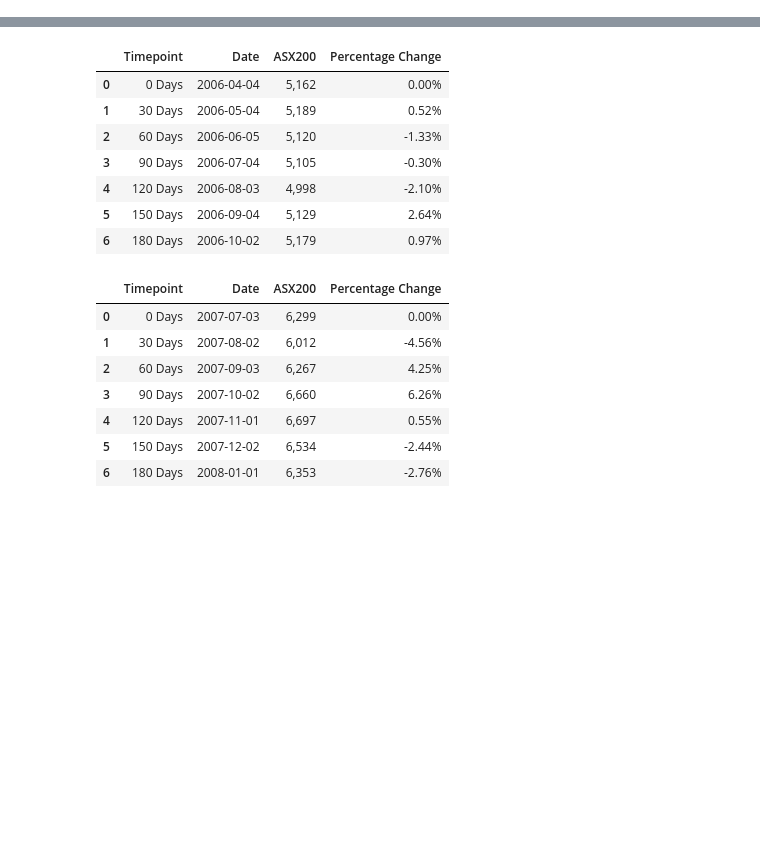
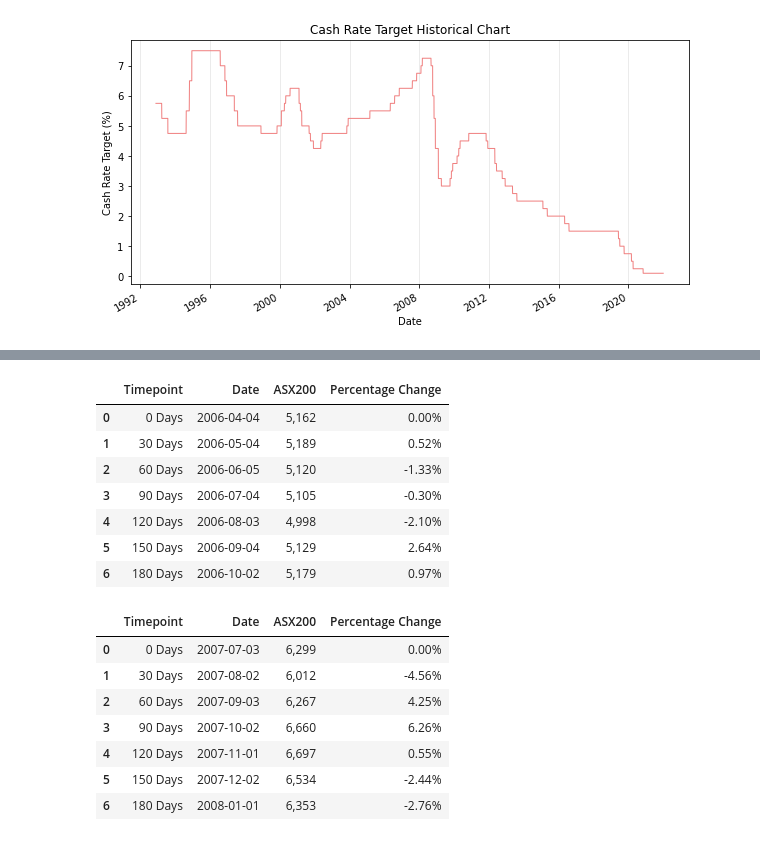
Before and after one commit to Richard-Turnbull/project-1, a Jupyter notebook: Project-1-Notebook.ipynb, the cells around one changed output, grey strips where cells are left out. Cells and saved outputs as stored; diff of their text form; code cells hidden in the pictures; blank space fills up the shorter version.

```diff
--- a/Project-1-Notebook.ipynb
+++ b/Project-1-Notebook.ipynb
@@ -80,0 +105,13 @@ Stock_Peak_5 = Stock_Peak_5[(Stock_Peak_5.index > "2009-09-02") & (Stock_Peak_5.
+# %%
+# Plot Interest Rate Data
+ax = ir_df.plot(label='Cash',color = 'lightcoral', lw=1)
+ax.set_title('Cash Rate Target Historical Chart')
+ax.set_ylabel('Cash Rate Target (%)')
+ax.set_xlabel('Date')
+ax.get_legend().remove()
+ax.grid(axis='x', alpha=0.3)
+fig = ax.get_figure()
+fig.set_size_inches(10,5)
+fig.savefig("IR CHART")
+# %% [output]
+[figure, added]
```
Also changed, not shown: parts of 25 cells of this notebook, 13 other files.
